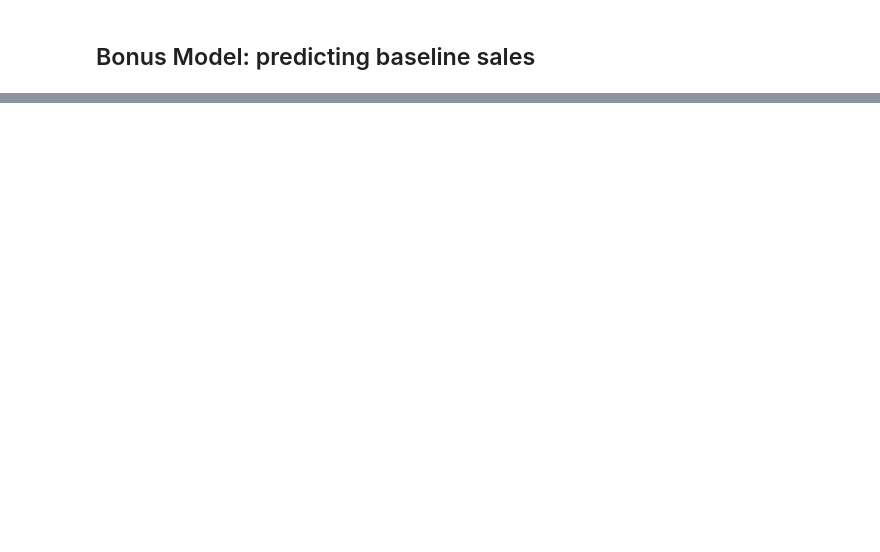
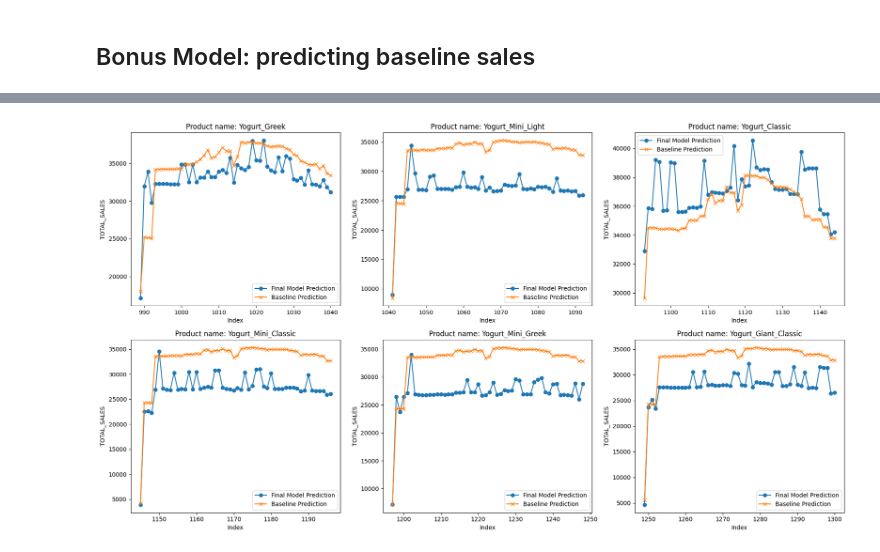
Before and after one commit to fedefraschio/xtel-hackathon, a Jupyter notebook: notebooks/00_exploration.ipynb, the cells around one changed output, grey strips where cells are left out. Cells and saved outputs as stored; diff of their text form; code cells hidden in the pictures; blank space fills up the shorter version.

```diff
--- a/notebooks/00_exploration.ipynb
+++ b/notebooks/00_exploration.ipynb
@@ -448,0 +481,4 @@ MAPE on validation set: 0.013696119603805557
+# %%
+# adding predictions to the original test DataFrame for presentation purposes
+df_test_original['TOTAL_SALES_PRED'] = preds
+df_test_original.head()
@@ -458,7 +501,7 @@ X_val = X_val.loc[mask_val]
 y_val = y_val.loc[X_val.index]
 # %%
 # creating model
-base_est = xgb.XGBRegressor(tree_method='hist', random_state=42)
+baseline_sales_est = xgb.XGBRegressor(tree_method='hist', random_state=42)
 
 tscv = TimeSeriesSplit(n_splits=5)
 
@@ -475,7 +518,7 @@ param_grid = {
 
 
 
-gscv = GridSearchCV(estimator=base_est,
+gscv = GridSearchCV(estimator=baseline_sales_est,
                     param_grid=param_grid,
                     scoring='neg_mean_absolute_percentage_error', # using negative MAPE as scoring metric
                     cv=tscv,
@@ -484,9 +527,9 @@ gscv = GridSearchCV(estimator=base_est,
 
 gscv.fit(X_train, y_train)
 
-xbm, xbm_params = gscv.best_estimator_, gscv.best_params_
+xbm_baseline, xbm_params_baseline = gscv.best_estimator_, gscv.best_params_
 
-print("Best parameters found: ", xbm_params)
+print("Best parameters found: ", xbm_params_baseline)
 print("Best score: ", -gscv.best_score_)
 # %% [output]
 Fitting 5 folds for each of 256 candidates, totalling 1280 fits
@@ -501,0 +547,8 @@ MAPE on validation set: 0.011706901118001285
+# %%
+# Predicting baseline sales using the model trained only on non-promotional data
+baseline_log_preds = xbm_baseline.predict(X_test)
+baseline_preds = np.expm1(baseline_log_preds) # applying inverse log transformation to get predictions in original scale
+# %%
+# add baseline predictions to the test set
+df_test_original['BASELINE_PRED'] = baseline_preds
+df_test_original.head()
@@ -501,0 +566,17 @@ MAPE on validation set: 0.011706901118001285
+# %%
+# creating a plot comparing actual sales, baseline predictions and final model predictions for a sample of products
+sample_products = df_test_original['PRODUCT_DESC'].unique()[:6] # taking a sample of 6 products for visualization
+fig, axes = plt.subplots(2, 3, figsize=(18, 10))
+axes = axes.flatten()
+for ax, product in zip(axes, sample_products):
+    product_data = df_test_original[df_test_original['PRODUCT_DESC'] == product]
+    ax.plot(product_data.index, product_data['TOTAL_SALES_PRED'], label='Final Model Prediction', marker='o')
+    ax.plot(product_data.index, product_data['BASELINE_PRED'], label='Baseline Prediction', marker='x')
+    ax.set_title(f'Product name: {product}')
+    ax.set_xlabel('Index')
+    ax.set_ylabel('TOTAL_SALES')
+    ax.legend()
+plt.tight_layout()
+plt.show()
+# %% [output]
+[figure, added]
```
Also changed, not shown: parts of 30 cells of this notebook, 1 other file.
